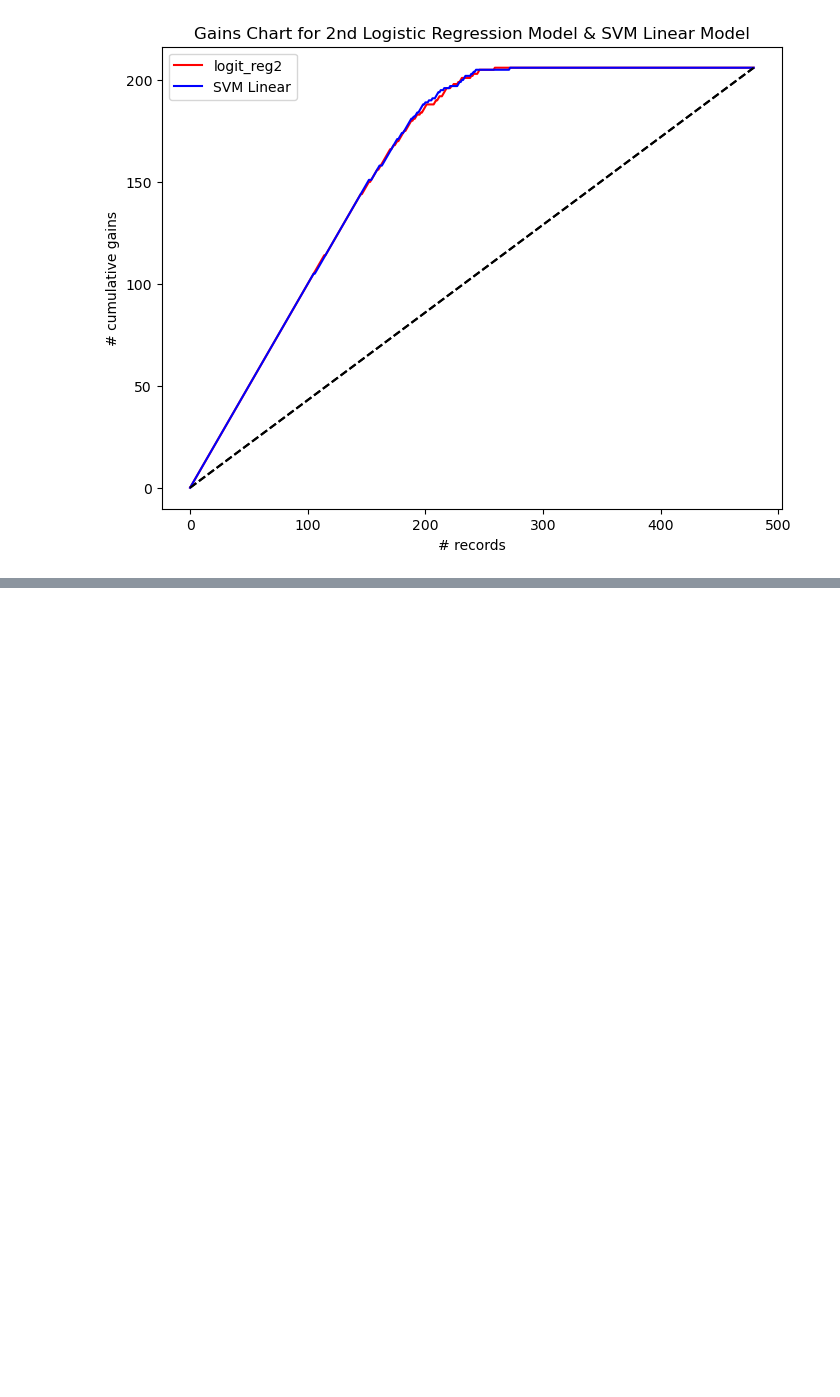
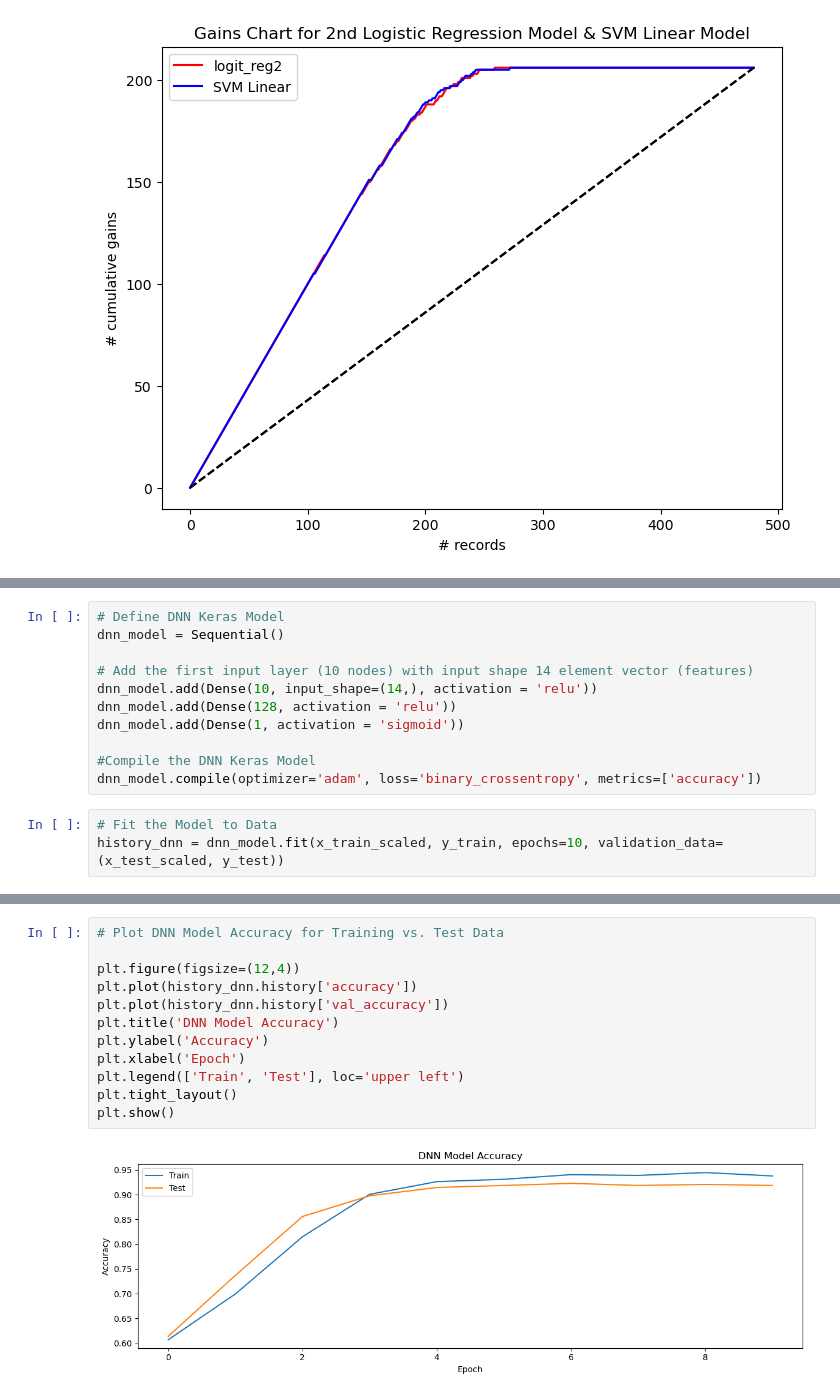
Before and after one commit to kmattingly8/ANA500.v2, a Jupyter notebook: ANA500 Project.ipynb, the cells around one changed output, grey strips where cells are left out. Drawn from its saved outputs; the diff is of its cells as text; blank space fills up the shorter version.

```diff
--- a/ANA500 Project.ipynb
+++ b/ANA500 Project.ipynb
@@ -1509,0 +1610,14 @@ Text(0.5, 1.0, 'Gains Chart for 2nd Logistic Regression Model & SVM Linear Model
+# %%
+# Define DNN Keras Model
+dnn_model = Sequential()
+
+# Add the first input layer (10 nodes) with input shape 14 element vector (features)
+dnn_model.add(Dense(10, input_shape=(14,), activation = 'relu'))
+dnn_model.add(Dense(128, activation = 'relu'))
+dnn_model.add(Dense(1, activation = 'sigmoid'))
+
+#Compile the DNN Keras Model
+dnn_model.compile(optimizer='adam', loss='binary_crossentropy', metrics=['accuracy'])
+# %%
+# Fit the Model to Data
+history_dnn = dnn_model.fit(x_train_scaled, y_train, epochs=10, validation_data=(x_test_scaled, y_test))
@@ -1509,0 +1645,14 @@ Text(0.5, 1.0, 'Gains Chart for 2nd Logistic Regression Model & SVM Linear Model
+# %%
+# Plot DNN Model Accuracy for Training vs. Test Data
+
+plt.figure(figsize=(12,4))
+plt.plot(history_dnn.history['accuracy'])
+plt.plot(history_dnn.history['val_accuracy'])
+plt.title('DNN Model Accuracy')
+plt.ylabel('Accuracy')
+plt.xlabel('Epoch')
+plt.legend(['Train', 'Test'], loc='upper left')
+plt.tight_layout()
+plt.show()
+# %% [output]
+[figure, added]
```
Also changed, not shown: parts of 25 cells of this notebook.
